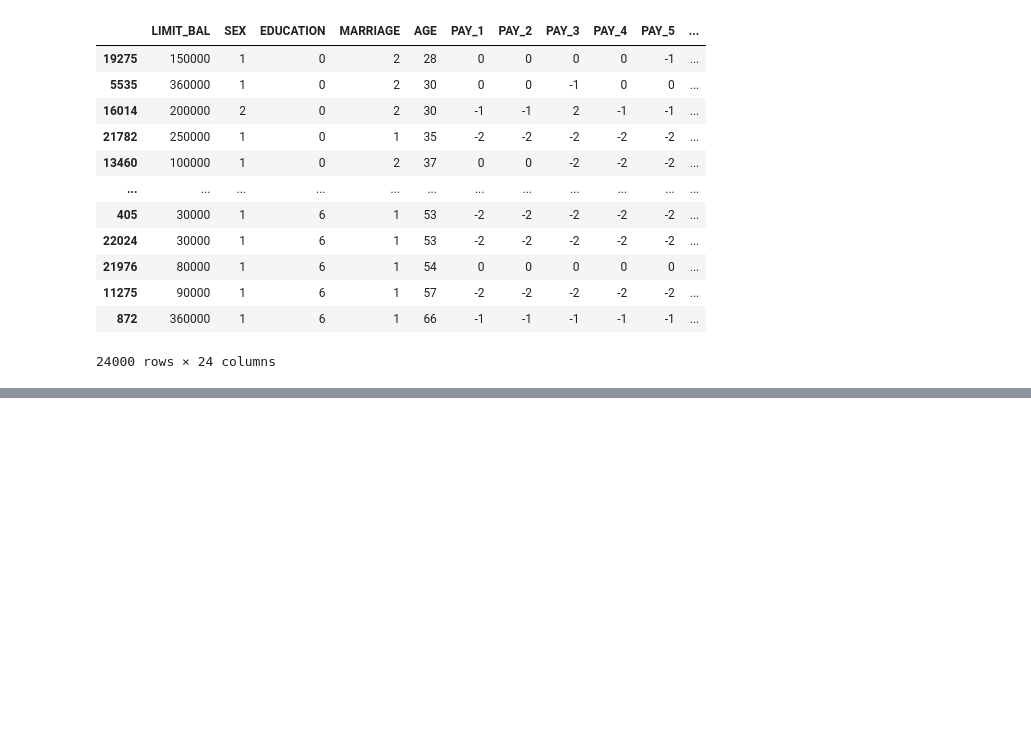
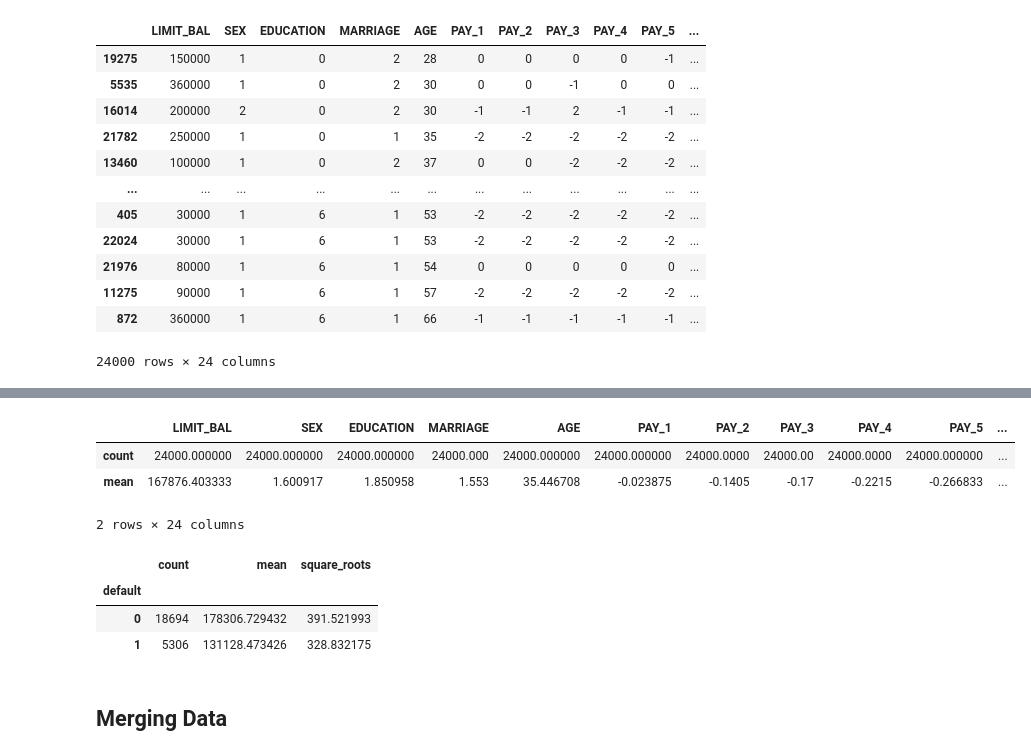
Before and after one commit to Imanhamza/Intoduction-into-pandas, a Jupyter notebook: intro_to_pandas.ipynb, the cells around one changed output, grey strips where cells are left out. Cells and saved outputs as stored; diff of their text form; code cells hidden in the pictures; blank space fills up the shorter version.

```diff
--- a/intro_to_pandas.ipynb
+++ b/intro_to_pandas.ipynb
@@ -425,0 +459,18 @@ gourps rows based off a column and performs an aggregated function on the data.
+# %%
+credit_data.agg(['count', 'mean'])
+# %% [output]
+|  | LIMIT_BAL | SEX | EDUCATION | MARRIAGE | AGE | PAY_1 | PAY_2 | PAY_3 | PAY_4 | PAY_5 | ... |
+| count | 24000.000000 | 24000.000000 | 24000.000000 | 24000.000 | 24000.000000 | 24000.000000 | 24000.0000 | 24000.00 | 24000.0000 | 24000.000000 | ... |
+| mean | 167876.403333 | 1.600917 | 1.850958 | 1.553 | 35.446708 | -0.023875 | -0.1405 | -0.17 | -0.2215 | -0.266833 | ... |
+2 rows × 24 columns
+# %%
+def square_roots(p):
+  return np.mean(np.sqrt(p))
+credit_data.groupby('default')['LIMIT_BAL'].agg(['count', 'mean', square_roots])
+# %% [output]
+|  | count | mean | square_roots |
+| default |  |  |  |
+| 0 | 18694 | 178306.729432 | 391.521993 |
+| 1 | 5306 | 131128.473426 | 328.832175 |
+# %% [markdown]
+## **Merging Data**
```
Also changed, not shown: parts of 20 cells of this notebook.
